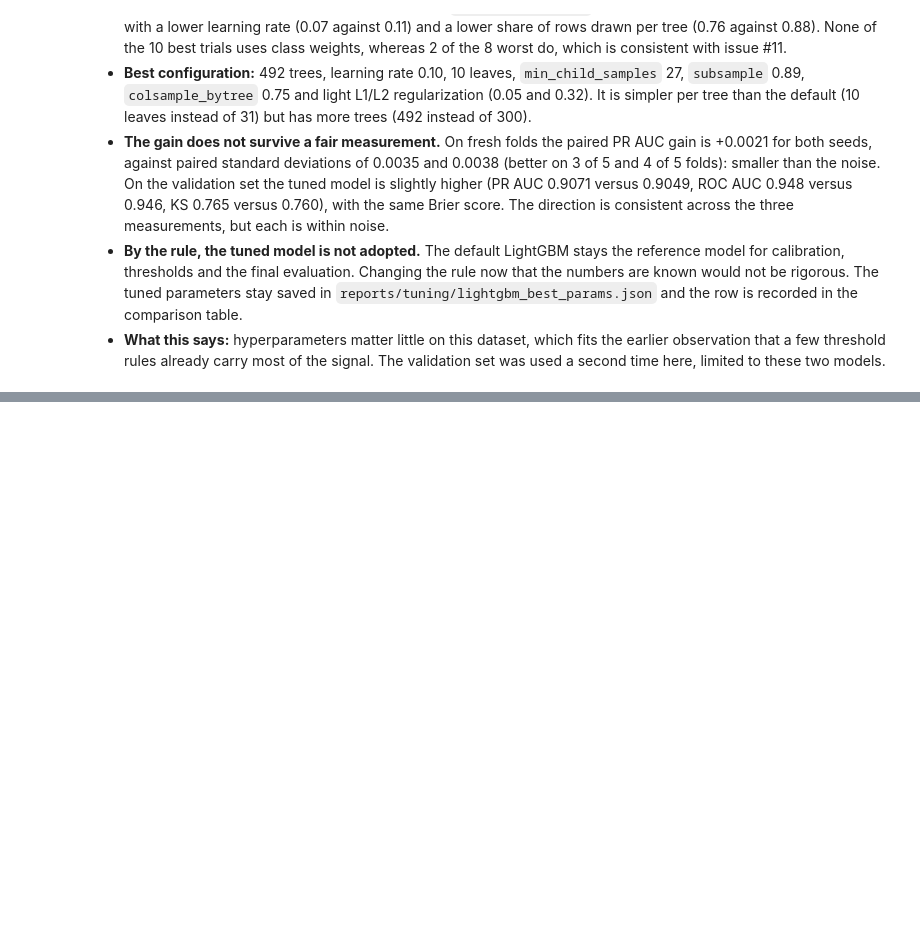
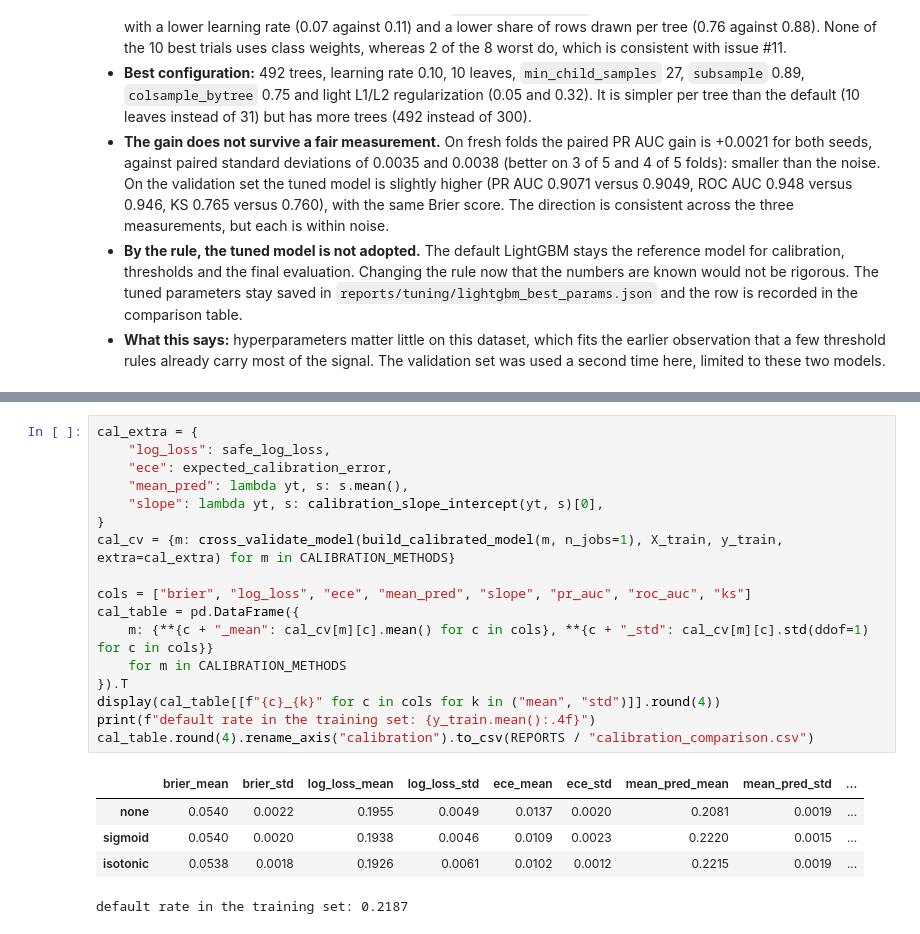
Before and after one commit to cheickbougoum90-web/credit-risk-scoring, a Jupyter notebook: notebooks/02_modeling_experiments.ipynb, the cells around one changed output, grey strips where cells are left out. Drawn from its saved outputs; the diff is of its cells as text; blank space fills up the shorter version.

```diff
--- a/notebooks/02_modeling_experiments.ipynb
+++ b/notebooks/02_modeling_experiments.ipynb
@@ -874,0 +897,23 @@ Decision by the rule: keep the default LightGBM
+# %%
+cal_extra = {
+    "log_loss": safe_log_loss,
+    "ece": expected_calibration_error,
+    "mean_pred": lambda yt, s: s.mean(),
+    "slope": lambda yt, s: calibration_slope_intercept(yt, s)[0],
+}
+cal_cv = {m: cross_validate_model(build_calibrated_model(m, n_jobs=1), X_train, y_train, extra=cal_extra) for m in CALIBRATION_METHODS}
+
+cols = ["brier", "log_loss", "ece", "mean_pred", "slope", "pr_auc", "roc_auc", "ks"]
+cal_table = pd.DataFrame({
+    m: {**{c + "_mean": cal_cv[m][c].mean() for c in cols}, **{c + "_std": cal_cv[m][c].std(ddof=1) for c in cols}}
+    for m in CALIBRATION_METHODS
+}).T
+display(cal_table[[f"{c}_{k}" for c in cols for k in ("mean", "std")]].round(4))
+print(f"default rate in the training set: {y_train.mean():.4f}")
+cal_table.round(4).rename_axis("calibration").to_csv(REPORTS / "calibration_comparison.csv")
+# %% [output]
+|  | brier_mean | brier_std | log_loss_mean | log_loss_std | ece_mean | ece_std | mean_pred_mean | mean_pred_std | ... |
+| none | 0.0540 | 0.0022 | 0.1955 | 0.0049 | 0.0137 | 0.0020 | 0.2081 | 0.0019 | ... |
+| sigmoid | 0.0540 | 0.0020 | 0.1938 | 0.0046 | 0.0109 | 0.0023 | 0.2220 | 0.0015 | ... |
+| isotonic | 0.0538 | 0.0018 | 0.1926 | 0.0061 | 0.0102 | 0.0012 | 0.2215 | 0.0019 | ... |
+default rate in the training set: 0.2187
```
Also changed, not shown: parts of 12 cells of this notebook, 10 other files.
